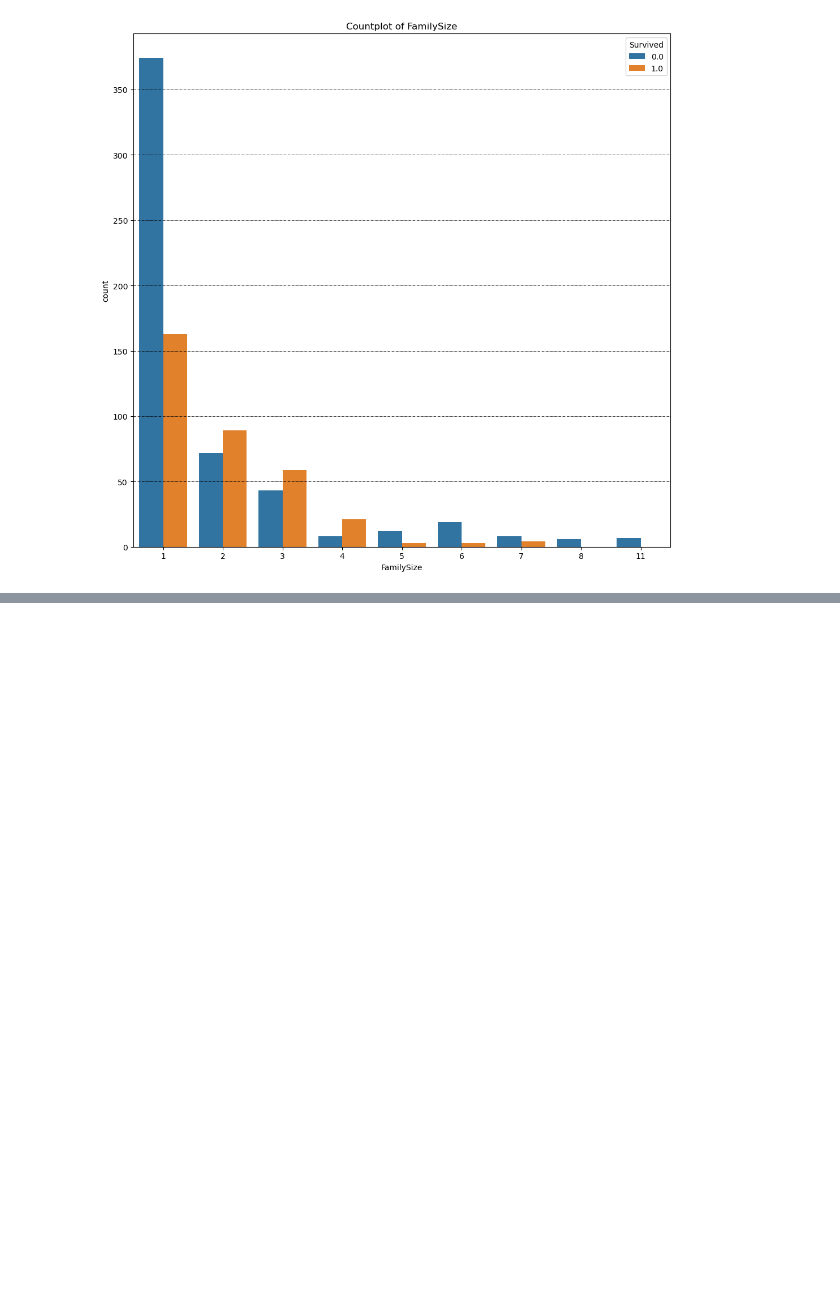
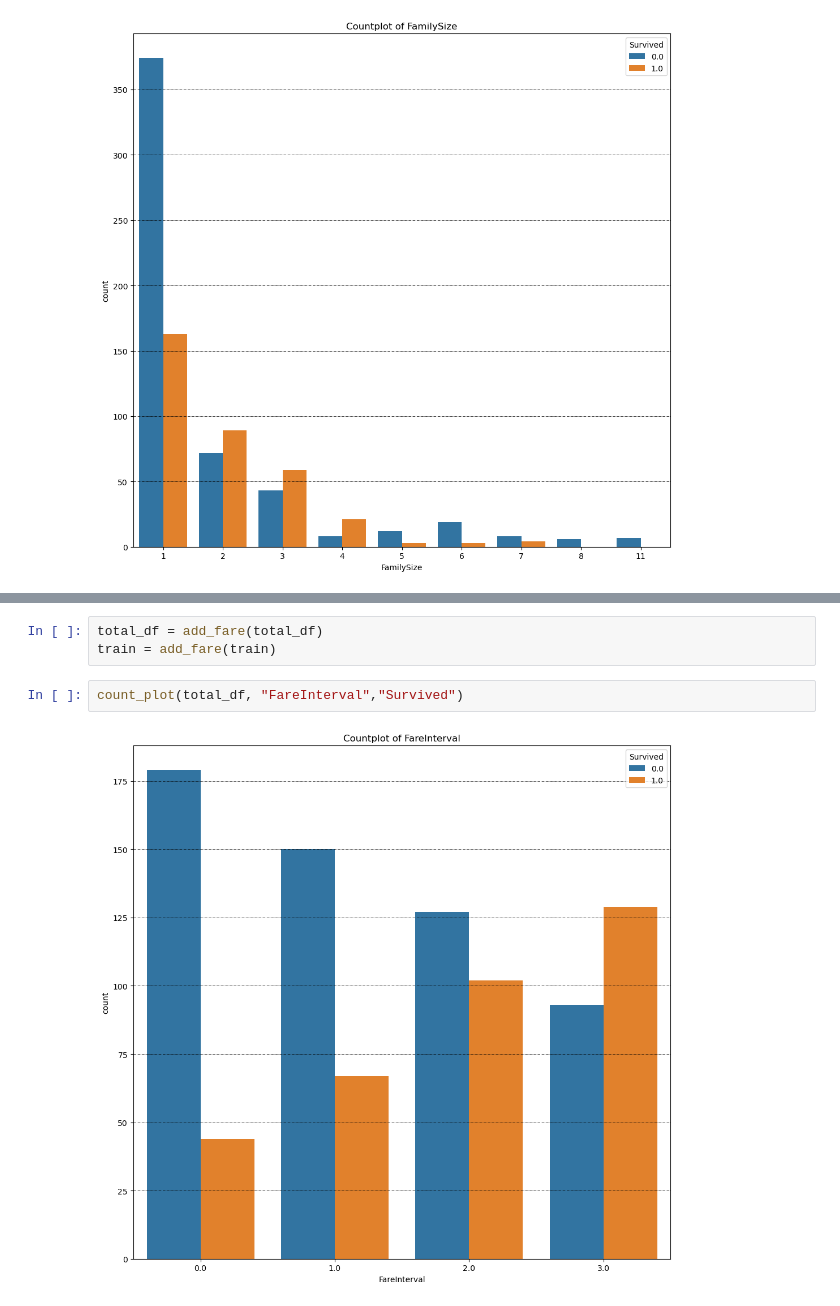
Before and after one commit to nflint-git/titanic_problem_set, a Jupyter notebook: analysis.ipynb, the cells around one changed output, grey strips where cells are left out. Cells and saved outputs as stored; diff of their text form; blank space fills up the shorter version.

```diff
--- a/analysis.ipynb
+++ b/analysis.ipynb
@@ -158,0 +167,7 @@ count_plot(total_df, "FamilySize","Survived")
+# %%
+total_df = add_fare(total_df)
+train = add_fare(train)
+# %%
+count_plot(total_df, "FareInterval","Survived")
+# %% [output]
+[figure, added]
```
Also changed, not shown: parts of 4 cells of this notebook.
